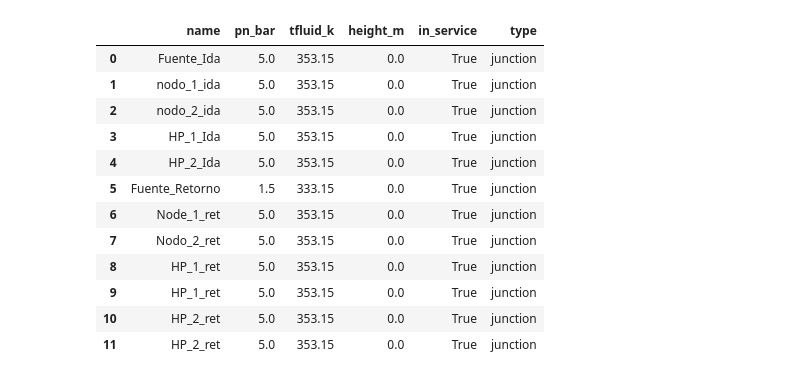
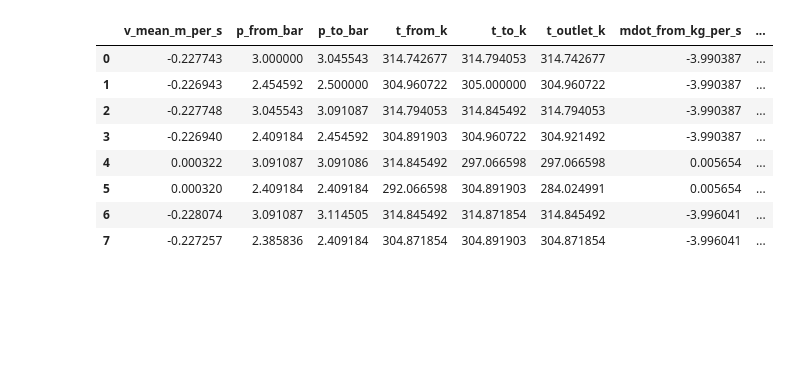
Before and after one commit to SerranoScope/Reduced_simulation, a Jupyter notebook: Heat_pump/Heat_pump_BiND.ipynb, the cells around one changed output. Cells and saved outputs as stored; diff of their text form; code cells hidden in the pictures; blank space fills up the shorter version.

```diff
--- a/Heat_pump/Heat_pump_BiND.ipynb
+++ b/Heat_pump/Heat_pump_BiND.ipynb
@@ -260,0 +302,35 @@ pp.pipeflow(net=net,mode='hydraulics')
+# %%
+HP_1=Bidirectional_W_to_WHeatPump(name="heat_pump_1",refrigerant="R134a",net=net,HC_ext_id=HP_1_Ext,HC_inj_id=HP_1_inj)
+HP_2=Bidirectional_W_to_WHeatPump(name="heat_pump_2",refrigerant="R134a",net=net,HC_ext_id=HP_2_Ext,HC_inj_id=HP_2_inj)
+T_network_HP_1=T_network_inital_guess_1
+T_network_HP_2=T_network_inital_guess_2
+T_network_HP_1_loop=T_network_inital_guess_1
+T_network_HP_2_loop=T_network_inital_guess_2
+tolerance=1E-6
+error_1=10
+error_2=10
+iterations=0
+while error_1>tolerance or error_2>tolerance:
+    HP_1.solve_cycle(mode="COOLING_NET",Q_consumer=-150,eta_s=0.95,T_nework_in=T_network_HP_1,T_cons=[50,60],dt_DHN=5)
+    HP_2.solve_cycle(mode="HEATING_NET",Q_consumer=-150000,eta_s=0.95,T_nework_in=T_network_HP_2,T_cons=[35,25],dt_DHN=10)
+    print("iteration")
+    HP_1.interaction_simulation(dT_water=5)
+    HP_2.interaction_simulation(dT_water=-10)
+    try:
+        net.circ_pump_pressure.at[Plant_1_normal, "in_service"] = True
+        net.circ_pump_pressure.at[Plant_1_ret, "in_service"] = False
+        pp.pipeflow(net, mode="bidirectional")
+    except UserWarning as e:
+        print("modo directo falla:", e)
+        net.circ_pump_pressure.at[Plant_1_normal, "in_service"] = False
+        net.circ_pump_pressure.at[Plant_1_ret, "in_service"] = True
+        pp.pipeflow(net, mode="bidirectional")
+    T_network_HP_1=float(net.res_heat_consumer.at[HP_1.HC_ext_id,"t_from_k"]-273.15)
+    T_network_HP_2=float(net.res_heat_consumer.at[HP_2.HC_inj_id,"t_from_k"]-273.15)
+    error_1=abs(T_network_HP_1_loop-T_network_HP_1)
+    error_2=abs(T_network_HP_2_loop-T_network_HP_2)
+    print(error_1)
+    print(error_2)
+    T_network_HP_1_loop=T_network_HP_1
+    T_network_HP_2_loop=T_network_HP_2
+    iterations+=1
@@ -267,17 +367,13 @@ net.res_ext_grid
 # %%
-net.junction
+net.res_pipe
 # %% [output]
-|  | name | pn_bar | tfluid_k | height_m | in_service | type |
-| 0 | Fuente_Ida | 5.0 | 353.15 | 0.0 | True | junction |
-| 1 | nodo_1_ida | 5.0 | 353.15 | 0.0 | True | junction |
-| 2 | nodo_2_ida | 5.0 | 353.15 | 0.0 | True | junction |
-| 3 | HP_1_Ida | 5.0 | 353.15 | 0.0 | True | junction |
-| 4 | HP_2_Ida | 5.0 | 353.15 | 0.0 | True | junction |
-| 5 | Fuente_Retorno | 1.5 | 333.15 | 0.0 | True | junction |
-| 6 | Node_1_ret | 5.0 | 353.15 | 0.0 | True | junction |
-| 7 | Nodo_2_ret | 5.0 | 353.15 | 0.0 | True | junction |
-| 8 | HP_1_ret | 5.0 | 353.15 | 0.0 | True | junction |
-| 9 | HP_1_ret | 5.0 | 353.15 | 0.0 | True | junction |
-| 10 | HP_2_ret | 5.0 | 353.15 | 0.0 | True | junction |
-| 11 | HP_2_ret | 5.0 | 353.15 | 0.0 | True | junction |
+|  | v_mean_m_per_s | p_from_bar | p_to_bar | t_from_k | t_to_k | t_outlet_k | mdot_from_kg_per_s | ... |
+| 0 | -0.227743 | 3.000000 | 3.045543 | 314.742677 | 314.794053 | 314.742677 | -3.990387 | ... |
+| 1 | -0.226943 | 2.454592 | 2.500000 | 304.960722 | 305.000000 | 304.960722 | -3.990387 | ... |
+| 2 | -0.227748 | 3.045543 | 3.091087 | 314.794053 | 314.845492 | 314.794053 | -3.990387 | ... |
+| 3 | -0.226940 | 2.409184 | 2.454592 | 304.891903 | 304.960722 | 304.921492 | -3.990387 | ... |
+| 4 | 0.000322 | 3.091087 | 3.091086 | 314.845492 | 297.066598 | 297.066598 | 0.005654 | ... |
+| 5 | 0.000320 | 2.409184 | 2.409184 | 292.066598 | 304.891903 | 284.024991 | 0.005654 | ... |
+| 6 | -0.228074 | 3.091087 | 3.114505 | 314.845492 | 314.871854 | 314.845492 | -3.996041 | ... |
+| 7 | -0.227257 | 2.385836 | 2.409184 | 304.871854 | 304.891903 | 304.871854 | -3.996041 | ... |
 # %%
```
Also changed, not shown: parts of 10 cells of this notebook.
